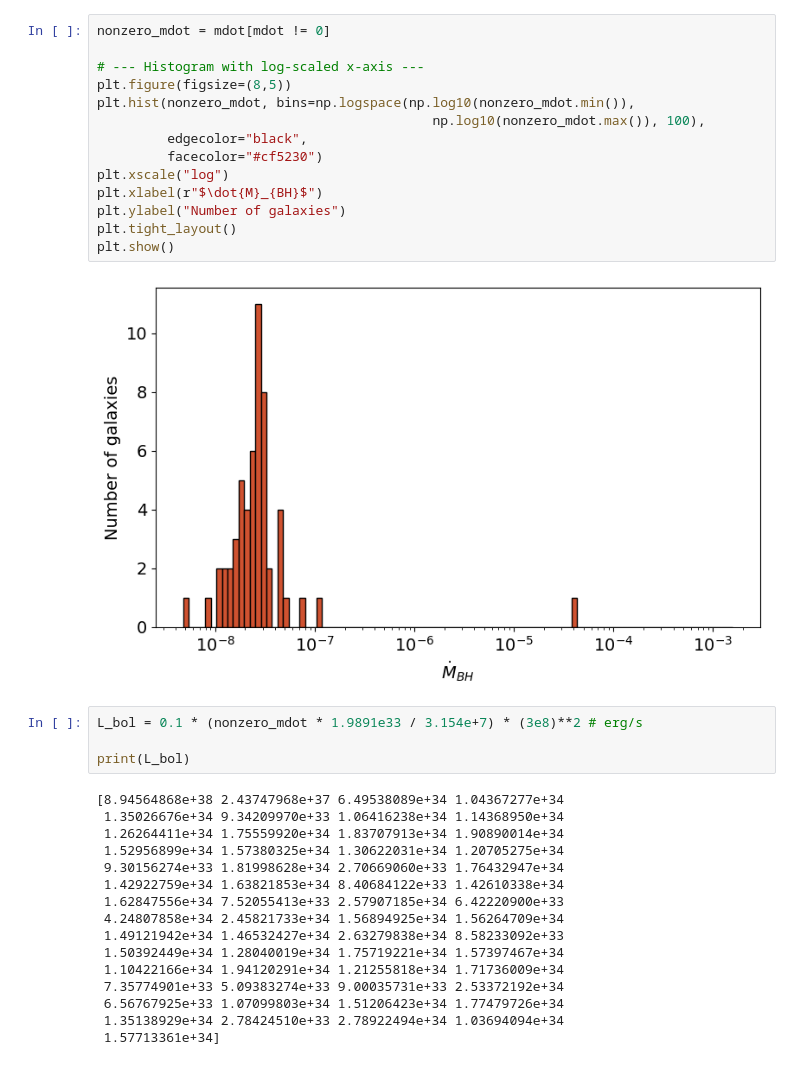
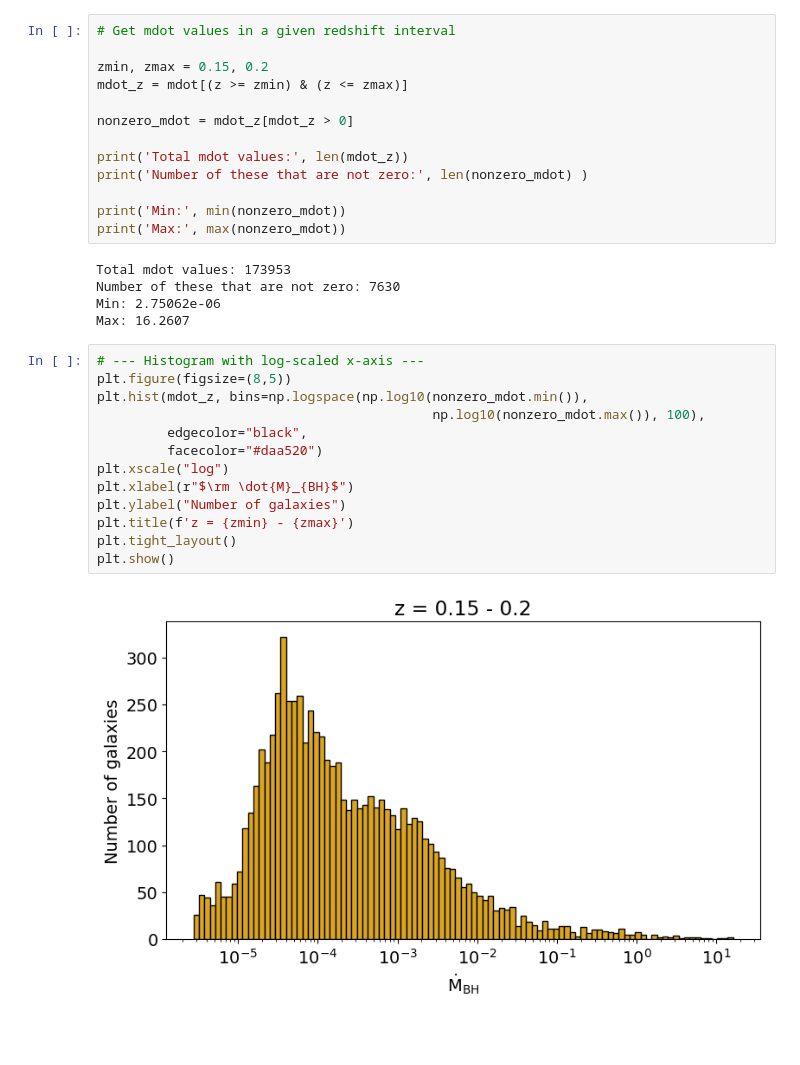
Before and after one commit to sophie-newman/cca-predoc, a Jupyter notebook: bolometric_corrections.ipynb, the cells around one changed output. Saved outputs shown, nothing was run; the diff lists cells and outputs as text; blank space fills up the shorter version.

```diff
--- a/bolometric_corrections.ipynb
+++ b/bolometric_corrections.ipynb
@@ -62,36 +106,33 @@ Number of these that are zero: 31
+# %%
+# Get mdot values in a given redshift interval
+
+zmin, zmax = 0.15, 0.2
+mdot_z = mdot[(z >= zmin) & (z <= zmax)]
+
+nonzero_mdot = mdot_z[mdot_z > 0]
+
+print('Total mdot values:', len(mdot_z))
+print('Number of these that are not zero:', len(nonzero_mdot) )
+
+print('Min:', min(nonzero_mdot))
+print('Max:', max(nonzero_mdot))
+# %% [output]
+Total mdot values: 173953
+Number of these that are not zero: 7630
+Min: 2.75062e-06
+Max: 16.2607
 # %%
-nonzero_mdot = mdot[mdot != 0]
-
 # --- Histogram with log-scaled x-axis ---
 plt.figure(figsize=(8,5))
-plt.hist(nonzero_mdot, bins=np.logspace(np.log10(nonzero_mdot.min()),
+plt.hist(mdot_z, bins=np.logspace(np.log10(nonzero_mdot.min()),
                                            np.log10(nonzero_mdot.max()), 100),
          edgecolor="black",
-         facecolor="#cf5230")
+         facecolor="#daa520")
 plt.xscale("log")
-plt.xlabel(r"$\dot{M}_{BH}$")
+plt.xlabel(r"$\rm \dot{M}_{BH}$")
 plt.ylabel("Number of galaxies")
+plt.title(f'z = {zmin} - {zmax}')
 plt.tight_layout()
 plt.show()
 # %% [output]
-[figure, old version]
+[figure, new version]
-# %%
-L_bol = 0.1 * (nonzero_mdot * 1.9891e33 / 3.154e+7) * (3e8)**2 # erg/s
-
-print(L_bol)
-# %% [output]
-[8.94564868e+38 2.43747968e+37 6.49538089e+34 1.04367277e+34
- 1.35026676e+34 9.34209970e+33 1.06416238e+34 1.14368950e+34
- 1.26264411e+34 1.75559920e+34 1.83707913e+34 1.90890014e+34
- 1.52956899e+34 1.57380325e+34 1.30622031e+34 1.20705275e+34
- 9.30156274e+33 1.81998628e+34 2.70669060e+33 1.76432947e+34
- 1.42922759e+34 1.63821853e+34 8.40684122e+33 1.42610338e+34
- 1.62847556e+34 7.52055413e+33 2.57907185e+34 6.42220900e+33
- 4.24807858e+34 2.45821733e+34 1.56894925e+34 1.56264709e+34
- 1.49121942e+34 1.46532427e+34 2.63279838e+34 8.58233092e+33
- 1.50392449e+34 1.28040019e+34 1.75719221e+34 1.57397467e+34
- 1.10422166e+34 1.94120291e+34 1.21255818e+34 1.71736009e+34
- 7.35774901e+33 5.09383274e+33 9.00035731e+33 2.53372192e+34
- 6.56767925e+33 1.07099803e+34 1.51206423e+34 1.77479726e+34
- 1.35138929e+34 2.78424510e+33 2.78922494e+34 1.03694094e+34
- 1.57713361e+34]
```
Also changed, not shown: parts of 12 cells of this notebook.
